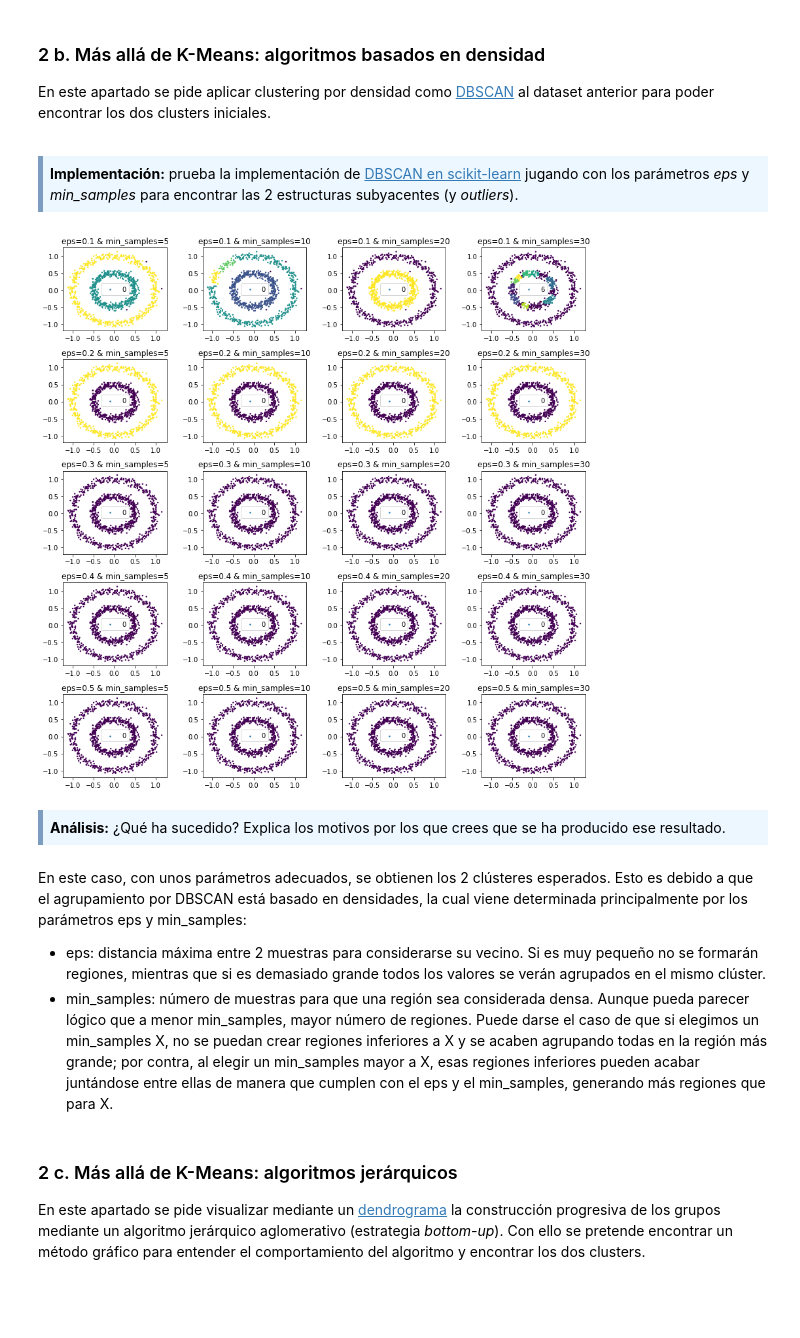
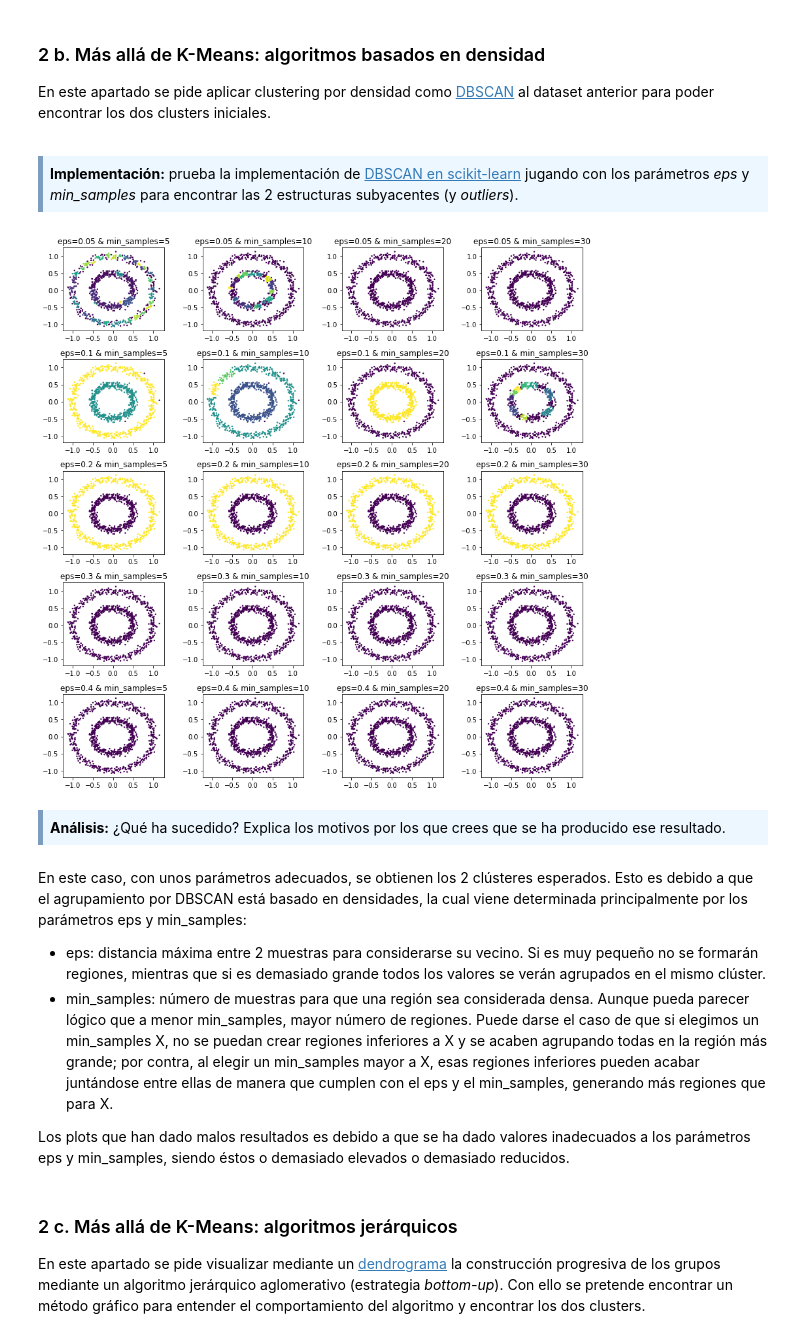
Before and after one commit to VictorColome/MD2_PEC2, a Jupyter notebook: victorcolomec-PEC2.ipynb, the cells around one changed output. Saved outputs shown, nothing was run; the diff lists cells and outputs as text; code cells hidden in the pictures; blank space fills up the shorter version.

```diff
--- a/victorcolomec-PEC2.ipynb
+++ b/victorcolomec-PEC2.ipynb
@@ -344,23 +345,24 @@ En este apartado se pide aplicar clustering por densidad como [DBSCAN](https://e
 <strong>Implementación:</strong> prueba la implementación de <a href="http://scikit-learn.org/stable/modules/generated/sklearn.cluster.DBSCAN.html">DBSCAN en scikit-learn</a> jugando con los parámetros <i>eps</i> y <i>min_samples</i> para encontrar las 2 estructuras subyacentes (y <i>outliers</i>).
 </div>
 # %%
-eps = [0.1, 0.2, 0.3, 0.4, 0.5]
+eps = [0.05, 0.1, 0.2, 0.3, 0.4]
 min_samples = [5, 10, 20, 30]
 fig, axs = plt.subplots(len(eps), len(min_samples), figsize=(12, 12))
 i = 0
 for ep in eps:
     j = 0
     for min_sample in min_samples:
         y_pred = cluster.DBSCAN(eps=ep, min_samples=min_sample).fit_predict(X)
         axs[i,j].scatter(X[:,0], X[:,1], c=y_pred, s=2)
         axs[i,j].set_title('eps={} & min_samples={}'.format(ep, min_sample))
-        axs[i,j].legend([y_pred])
+        #axs[i,j].legend(y_pred)
         j += 1
     i += 1
+
 plt.tight_layout()
 plt.show()
 # %% [output]
-[figure, old version]
+[figure, new version]
 # %% [markdown]
 <div style="background-color: #EDF7FF; border-color: #7C9DBF; border-left: 5px solid #7C9DBF; padding: 0.5em;">
 <strong>Análisis:</strong> ¿Qué ha sucedido? Explica los motivos por los que crees que se ha producido ese resultado.
@@ -377,6 +379,8 @@ min_samples, mayor número de regiones. Puede darse el caso de que si elegimos u
 regiones inferiores a X y se acaben agrupando todas en la región más grande; por contra, al elegir un min_samples mayor
 a X, esas regiones inferiores pueden acabar juntándose entre ellas de manera que cumplen con el eps y el min_samples,
 generando más regiones que para X.
+
+Los plots que han dado malos resultados es debido a que se ha dado valores inadecuados a los parámetros eps y min_samples, siendo éstos o demasiado elevados o demasiado reducidos.
 # %% [markdown]
 ### 2 c. Más allá de K-Means: algoritmos jerárquicos
 
```
Also changed, not shown: parts of 29 cells of this notebook.
